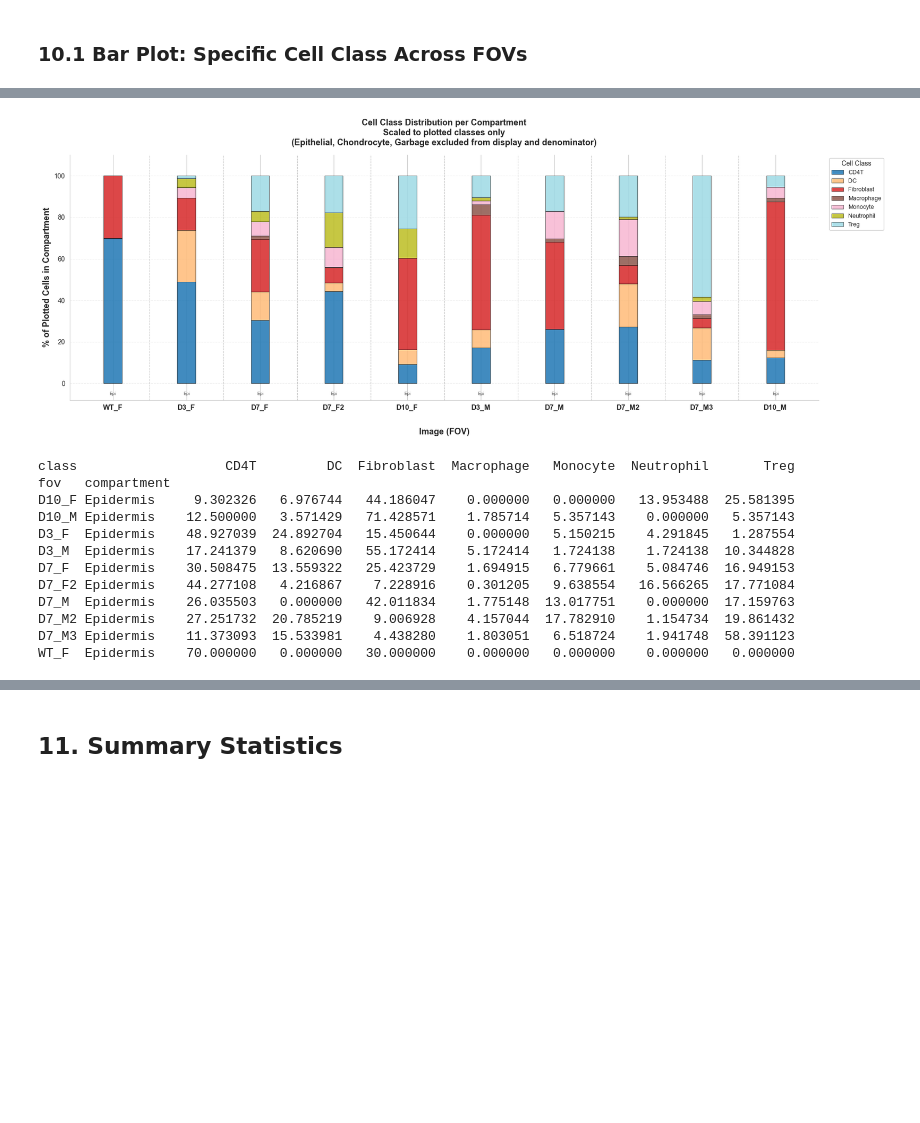
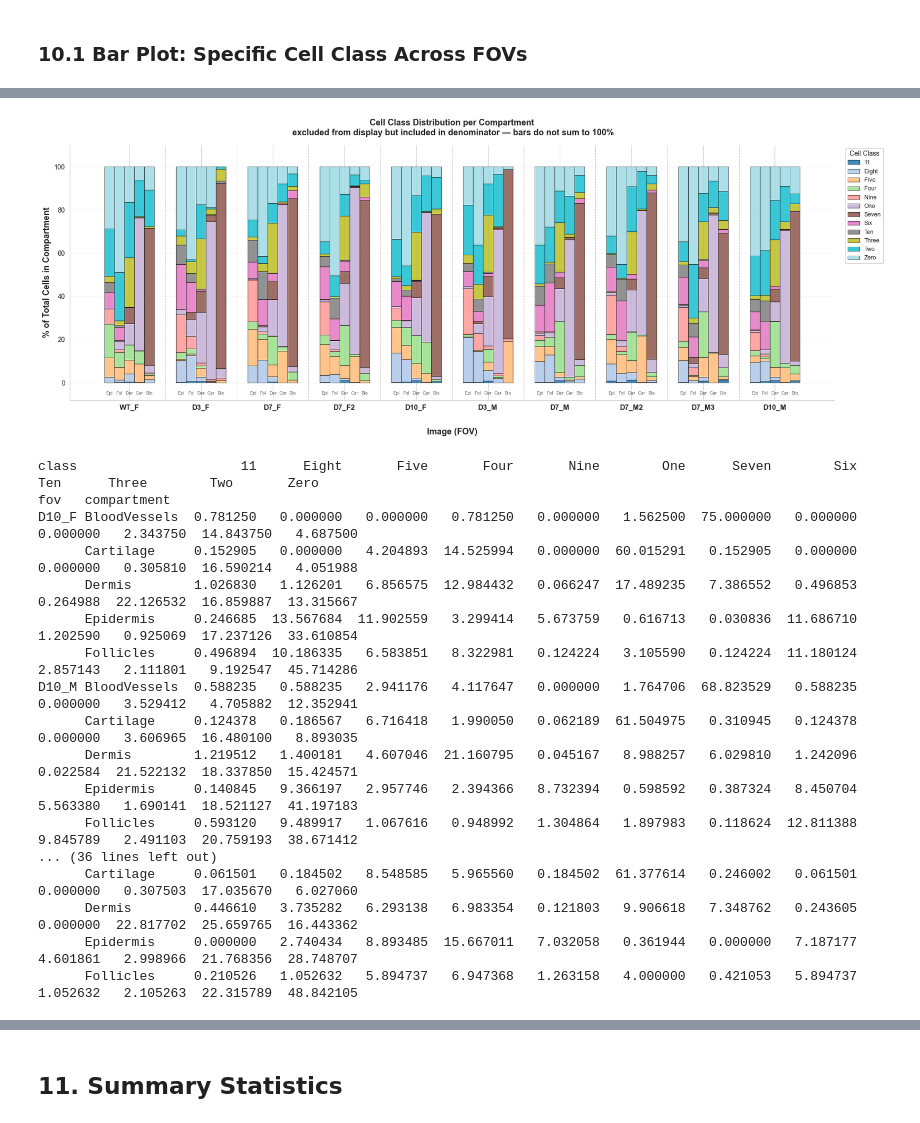
Before and after one commit to DominicBuxton/iMSC_Xenium_Phenocycler_Analysis, a Jupyter notebook: Registration/CellCount_manipulation.ipynb, the cells around one changed output, grey strips where cells are left out. Saved outputs shown, nothing was run; the diff lists cells and outputs as text; code cells hidden in the pictures; blank space fills up the shorter version.

```diff
--- a/Registration/CellCount_manipulation.ipynb
+++ b/Registration/CellCount_manipulation.ipynb
@@ -299,7 +332,7 @@ def get_total_cells_per_fov(fov_folder_path):
 # %%
 # UPDATE THESE PATHS
-FOV_FOLDER_PATH = "C:\\CellTune\\CellTune_Projects\\Psoriasis\\Images\\Input"  # Parent folder containing FOV subfolders (e.g., R7r2, R7r3, etc.)
-CELL_METADATA_CSV = "C:\\CellTune\\CellTune_Projects\\Psoriasis\\Populations\\Populations for Analysis\\Pred_AVG_General_ClassifierV1.csv"  # CSV with columns: fov, CellID, class
+FOV_FOLDER_PATH = r"D:\Dom\Psoriasis project\4th year data\CellTune\CellTune_Data\Images\registered images"  # Parent folder containing FOV subfolders (e.g., R7r2, R7r3, etc.)
+CELL_METADATA_CSV = r"D:\Dom\SpaceC test\outputs\Added_WT_M\minMark_classes.csv"  # CSV with columns: fov, CellID, class
 OVERLAP_THRESHOLD = 0.5  # Cells must have >50% of pixels in compartment to be counted
 
 print(f"FOV Folder: {FOV_FOLDER_PATH}")
@@ -323,7 +356,8 @@ replacement_key = {
     'R5r2': 'D10_M',
     'R6r1': 'D7_F2',
     'R6r2': 'D7_M2',
-    'R7r2': 'D7_M3'
+    'R7r2': 'D7_M3',
+    'R8r2': 'WT_M'
 }
 # %%
 # Calculate total cells and apply name replacement
@@ -346,8 +381,8 @@ fov_total_cells_renamed
 # %% [markdown]
 ## 7. Load Cell Metadata
 # %%
-# Load cell metadata
-cell_metadata_df = pd.read_csv(CELL_METADATA_CSV)
+# Load cell metadata (from celltune CSV)
+cell_metadata_df = pd.read_csv(CELL_METADATA_CSV, dtype = str)
 
 print(f"Loaded {len(cell_metadata_df)} cells")
 print(f"FOVs in metadata: {sorted(cell_metadata_df['fov'].unique())}")
@@ -368,0 +404,7 @@ First 5 rows:
+# %%
+#for those from an anndata object
+new_fov_names = {'0':'R2r1', '1':'R3r1', '2':'R3r2', '3':'R4r1', '4':'R4r2', '5':'R5r1', '6':'R5r2', '7':'R6r1', '8':'R6r2', '9':'R7r2', '10': 'R8r2'}
+cell_metadata_df['fov'] = cell_metadata_df['fov'].replace(new_fov_names)
+
+
+cell_metadata_df
@@ -1087,7 +1337,7 @@ def plot_stacked_cell_class_by_compartment(
 
     # Bar positions
     bar_width     = 0.25
-    group_spacing = 1.0
+    group_spacing = 1.8
     fov_centres   = np.arange(n_fovs) * group_spacing
     offsets       = np.linspace(
         -(n_compartments - 1) * bar_width / 2,
@@ -1159,46 +1409,51 @@ def plot_stacked_cell_class_by_compartment(
             x=(fov_centres[i] + fov_centres[i + 1]) / 2,
             color='grey', linewidth=0.8, linestyle='--', alpha=0.5
         )
 
     ax.set_ylim(-8, 110)
     ax.grid(axis='y', alpha=0.3, linestyle='--', linewidth=0.8)
     ax.spines['top'].set_visible(False)
     ax.spines['right'].set_visible(False)
 
     # Legend — uses the labels passed directly to ax.bar() above
     ax.legend(
         title='Cell Class',
         bbox_to_anchor=(1.01, 1),
         loc='upper left',
         fontsize=9,
         framealpha=0.9
     )
 
     plt.tight_layout()
     plt.show()
 
     print(pivot.to_string())
     return pivot
 
 
 # Run
 summary = plot_stacked_cell_class_by_compartment(
     counts_df,
-    compartments=['Epidermis'],
-    exclude_classes=['Epithelial', 'Chondrocyte', 'Garbage'],
-    scale_to_plotted=True
+    compartments=['Epidermis', 'Follicles', 'Dermis', 'Cartilage', 'BloodVessels'],
+    exclude_classes=[],
+    scale_to_plotted=False
 )
 # %% [output]
-[figure, old version]
+[figure, new version]
-class                   CD4T         DC  Fibroblast  Macrophage   Monocyte  Neutrophil       Treg
+class                     11      Eight       Five       Four       Nine        One      Seven        Six        Ten      Three        Two       Zero
 fov   compartment
-D10_F Epidermis     9.302326   6.976744   44.186047    0.000000   0.000000   13.953488  25.581395
-D10_M Epidermis    12.500000   3.571429   71.428571    1.785714   5.357143    0.000000   5.357143
-D3_F  Epidermis    48.927039  24.892704   15.450644    0.000000   5.150215    4.291845   1.287554
-D3_M  Epidermis    17.241379   8.620690   55.172414    5.172414   1.724138    1.724138  10.344828
-D7_F  Epidermis    30.508475  13.559322   25.423729    1.694915   6.779661    5.084746  16.949153
-D7_F2 Epidermis    44.277108   4.216867    7.228916    0.301205   9.638554   16.566265  17.771084
-D7_M  Epidermis    26.035503   0.000000   42.011834    1.775148  13.017751    0.000000  17.159763
-D7_M2 Epidermis    27.251732  20.785219    9.006928    4.157044  17.782910    1.154734  19.861432
-D7_M3 Epidermis    11.373093  15.533981    4.438280    1.803051   6.518724    1.941748  58.391123
-WT_F  Epidermis    70.000000   0.000000   30.000000    0.000000   0.000000    0.000000   0.000000
+D10_F BloodVessels  0.781250   0.000000   0.000000   0.781250   0.000000   1.562500  75.000000   0.000000   0.000000   2.343750  14.843750   4.687500
+      Cartilage     0.152905   0.000000   4.204893  14.525994   0.000000  60.015291   0.152905   0.000000   0.000000   0.305810  16.590214   4.051988
+      Dermis        1.026830   1.126201   6.856575  12.984432   0.066247  17.489235   7.386552   0.496853   0.264988  22.126532  16.859887  13.315667
+      Epidermis     0.246685  13.567684  11.902559   3.299414   5.673759   0.616713   0.030836  11.686710   1.202590   0.925069  17.237126  33.610854
+      Follicles     0.496894  10.186335   6.583851   8.322981   0.124224   3.105590   0.124224  11.180124   2.857143   2.111801   9.192547  45.714286
+D10_M BloodVessels  0.588235   0.588235   2.941176   4.117647   0.000000   1.764706  68.823529   0.588235   0.000000   3.529412   4.705882  12.352941
+      Cartilage     0.124378   0.186567   6.716418   1.990050   0.062189  61.504975   0.310945   0.124378   0.000000   3.606965  16.480100   8.893035
+      Dermis        1.219512   1.400181   4.607046  21.160795   0.045167   8.988257   6.029810   1.242096   0.022584  21.522132  18.337850  15.424571
+      Epidermis     0.140845   9.366197   2.957746   2.394366   8.732394   0.598592   0.387324   8.450704   5.563380   1.690141  18.521127  41.197183
+      Follicles     0.593120   9.489917   1.067616   0.948992   1.304864   1.897983   0.118624  12.811388   9.845789   2.491103  20.759193  38.671412
+... (36 lines left out)
+      Cartilage     0.061501   0.184502   8.548585   5.965560   0.184502  61.377614   0.246002   0.061501   0.000000   0.307503  17.035670   6.027060
+      Dermis        0.446610   3.735282   6.293138   6.983354   0.121803   9.906618   7.348762   0.243605   0.000000  22.817702  25.659765  16.443362
+      Epidermis     0.000000   2.740434   8.893485  15.667011   7.032058   0.361944   0.000000   7.187177   4.601861   2.998966  21.768356  28.748707
+      Follicles     0.210526   1.052632   5.894737   6.947368   1.263158   4.000000   0.421053   5.894737   1.052632   2.105263  22.315789  48.842105
```
Also changed, not shown: parts of 30 cells of this notebook.
